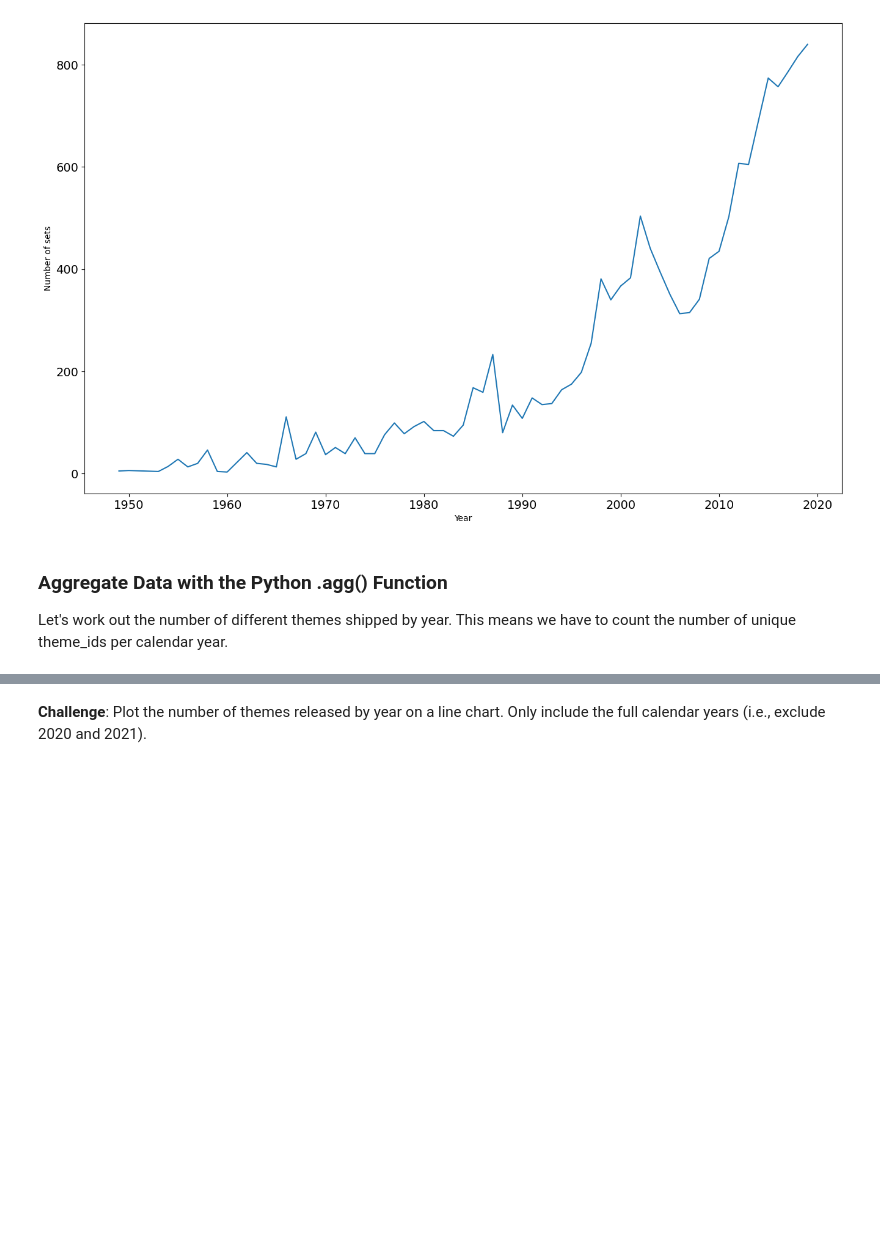
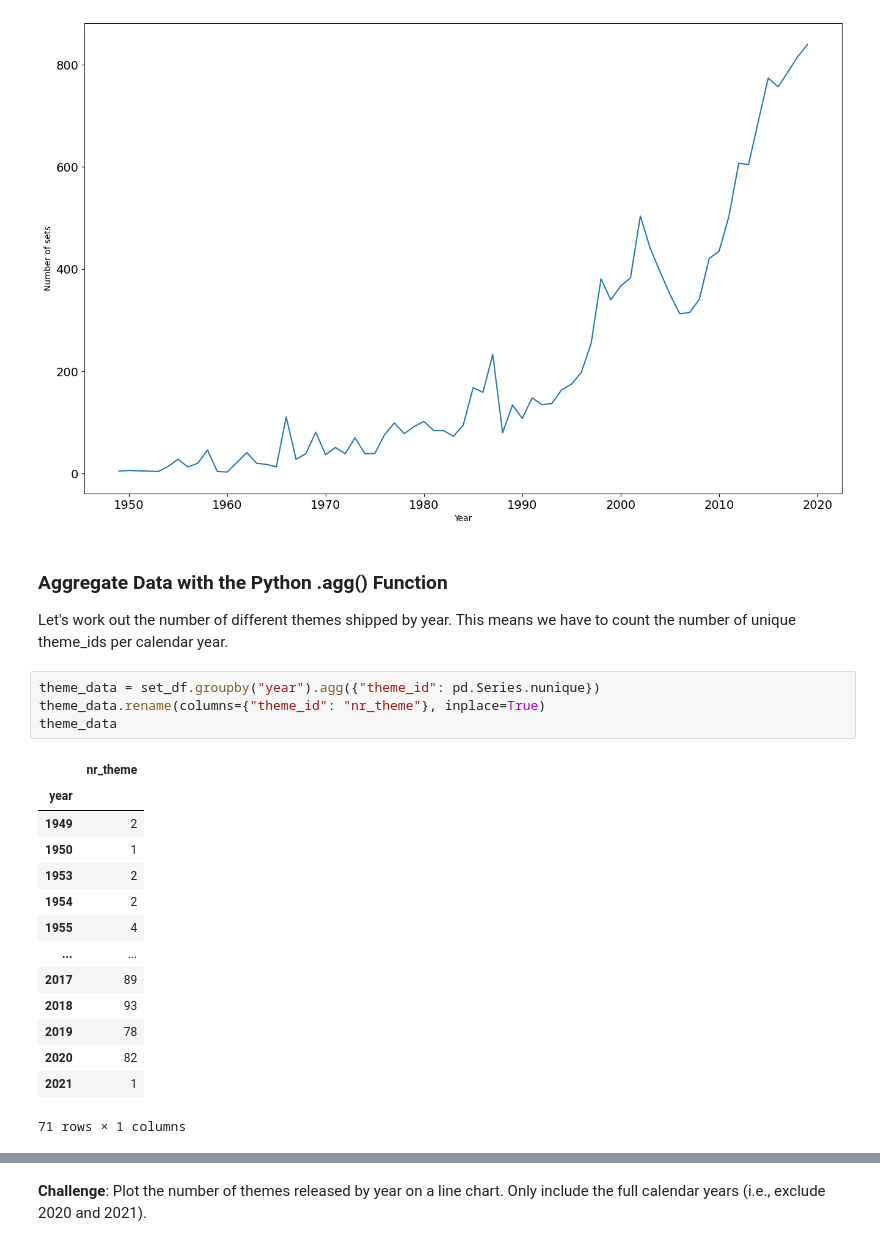
Before and after one commit to nico-Zero/Python, a Jupyter notebook: New_Shit__/Angela_Yu__/Day_73_LAGO_Dataset/LEGO Notebook and Data (start)/Lego_Analysis_for_Course_(start).ipynb, the cells around one changed output, grey strips where cells are left out. Saved outputs shown, nothing was run; the diff lists cells and outputs as text; blank space fills up the shorter version.

```diff
--- a/New_Shit__/Angela_Yu__/Day_73_LAGO_Dataset/LEGO Notebook and Data (start)/Lego_Analysis_for_Course_(start).ipynb
+++ b/New_Shit__/Angela_Yu__/Day_73_LAGO_Dataset/LEGO Notebook and Data (start)/Lego_Analysis_for_Course_(start).ipynb
@@ -184,3 +184,22 @@ plt.plot(set_count_data.index[:-2], set_count_data.set_num[:-2])
 ### Aggregate Data with the Python .agg() Function
 
 Let's work out the number of different themes shipped by year. This means we have to count the number of unique theme_ids per calendar year.
+# %%
+theme_data = set_df.groupby("year").agg({"theme_id": pd.Series.nunique})
+theme_data.rename(columns={"theme_id": "nr_theme"}, inplace=True)
+theme_data
+# %% [output]
+|  | nr_theme |
+| year |  |
+| 1949 | 2 |
+| 1950 | 1 |
+| 1953 | 2 |
+| 1954 | 2 |
+| 1955 | 4 |
+| ... | ... |
+| 2017 | 89 |
+| 2018 | 93 |
+| 2019 | 78 |
+| 2020 | 82 |
+| 2021 | 1 |
+71 rows × 1 columns
```
Also changed, not shown: parts of 1 cell of this notebook.
